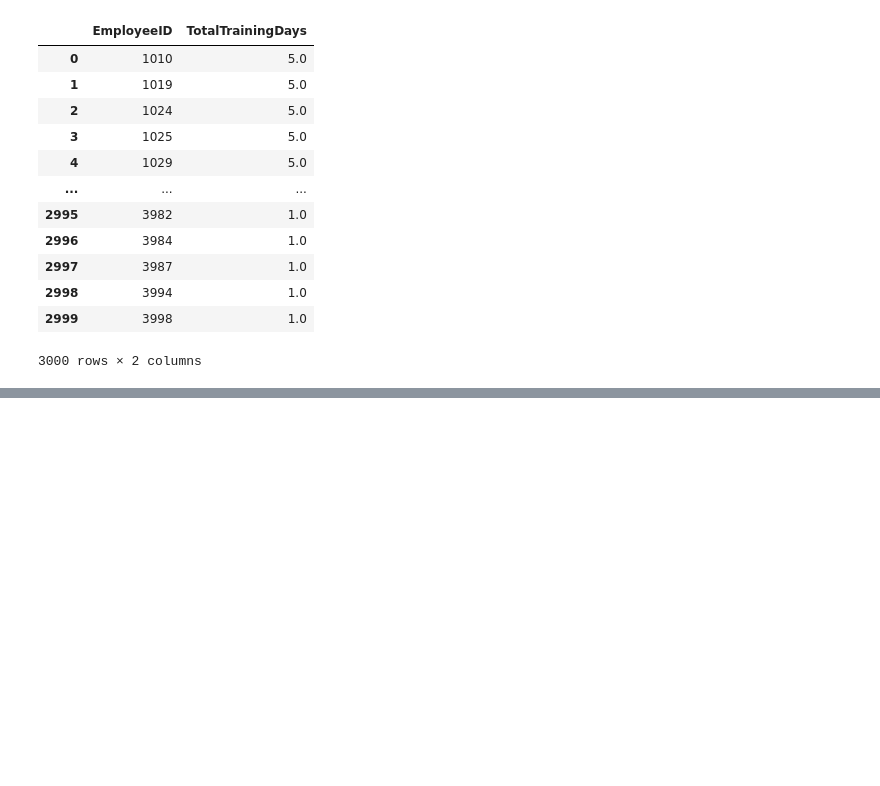
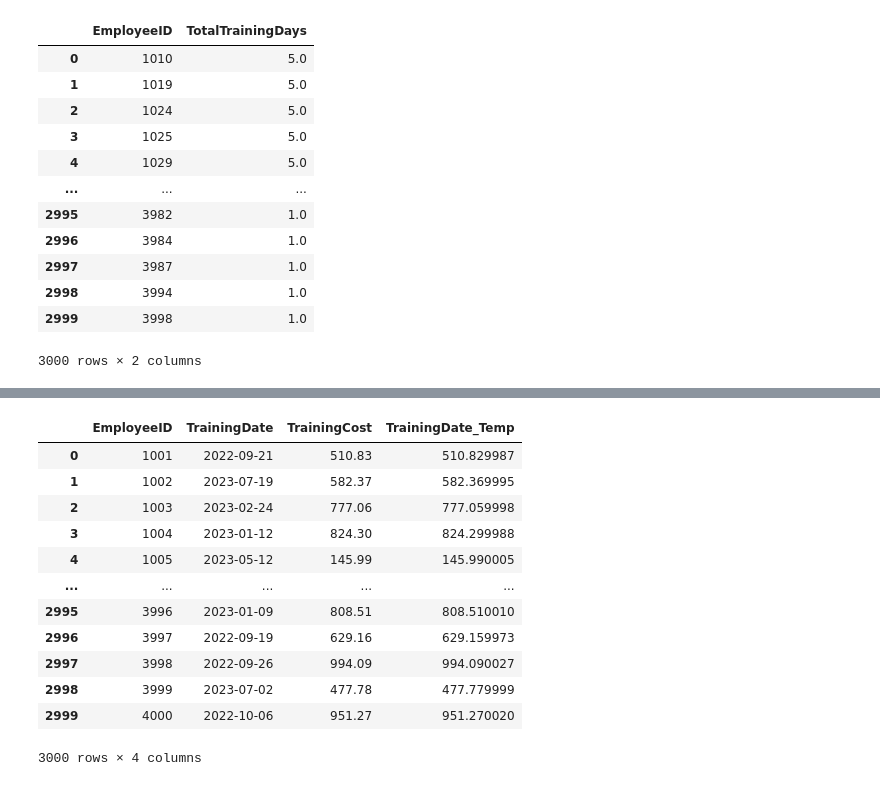
Before and after one commit to ankitlovanshi1/data_engineer, a Jupyter notebook: sql/employee_info.ipynb, the cells around one changed output, grey strips where cells are left out. Saved outputs shown, nothing was run; the diff lists cells and outputs as text; code cells hidden in the pictures; blank space fills up the shorter version.

```diff
--- a/sql/employee_info.ipynb
+++ b/sql/employee_info.ipynb
@@ -654,0 +643,30 @@ data
+# %%
+#  Calculate Running Total of Training Costs
+# Question:
+# Calculate the running total of TrainingCost for each employee based on TrainingDate. Show the EmployeeID,
+# TrainingDate, TrainingCost, and the running total.
+query = '''
+SELECT
+    EmployeeID,
+    TrainingDate,
+    TrainingCost,
+    sum(TrainingCost) OVER (PARTITION BY EmployeeID ORDER BY TrainingDate ASC) AS TrainingDate_Temp
+FROM employee_training;
+'''
+
+data = pd.read_sql(query, engine)
+data
+# %% [output]
+|  | EmployeeID | TrainingDate | TrainingCost | TrainingDate_Temp |
+| 0 | 1001 | 2022-09-21 | 510.83 | 510.829987 |
+| 1 | 1002 | 2023-07-19 | 582.37 | 582.369995 |
+| 2 | 1003 | 2023-02-24 | 777.06 | 777.059998 |
+| 3 | 1004 | 2023-01-12 | 824.30 | 824.299988 |
+| 4 | 1005 | 2023-05-12 | 145.99 | 145.990005 |
+| ... | ... | ... | ... | ... |
+| 2995 | 3996 | 2023-01-09 | 808.51 | 808.510010 |
+| 2996 | 3997 | 2022-09-19 | 629.16 | 629.159973 |
+| 2997 | 3998 | 2022-09-26 | 994.09 | 994.090027 |
+| 2998 | 3999 | 2023-07-02 | 477.78 | 477.779999 |
+| 2999 | 4000 | 2022-10-06 | 951.27 | 951.270020 |
+3000 rows × 4 columns
```
Also changed, not shown: parts of 13 cells of this notebook.
